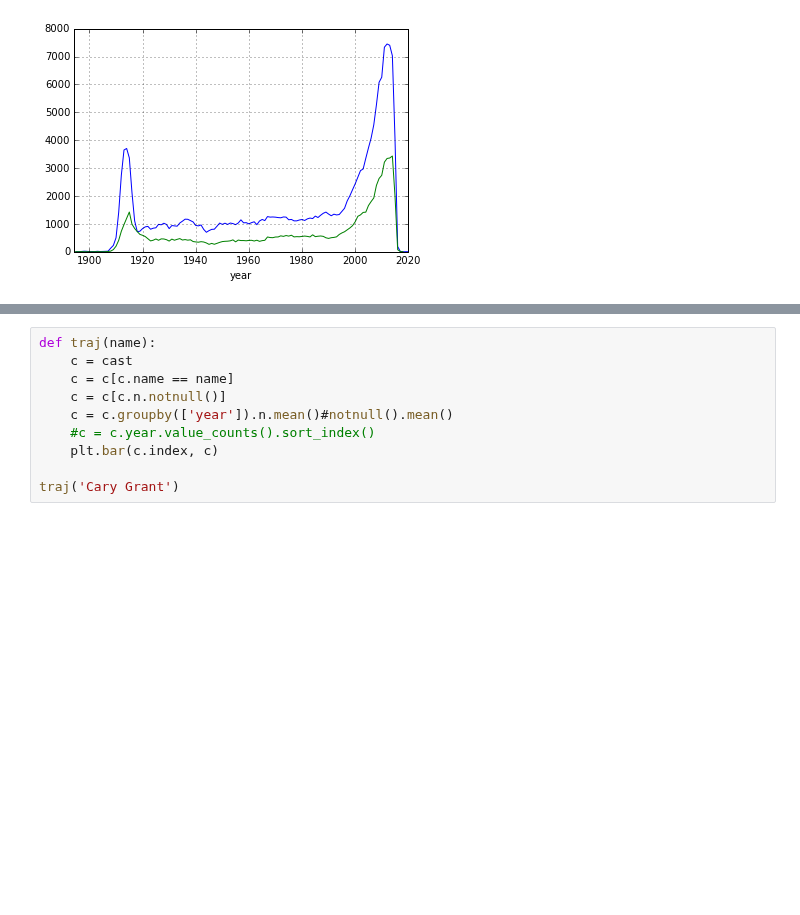
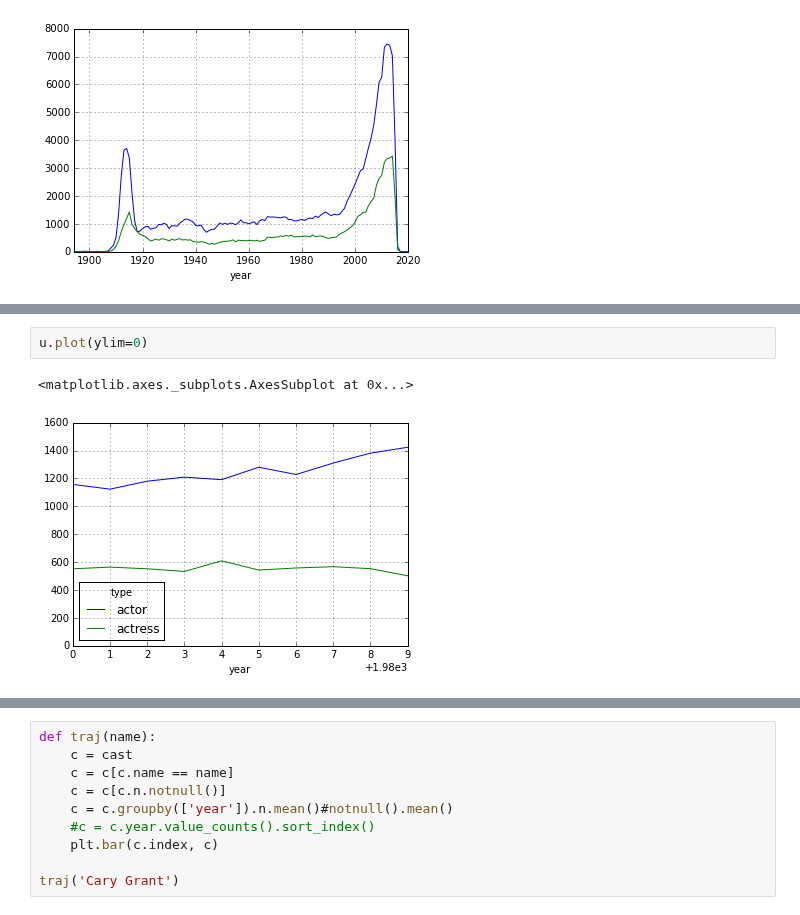
Before and after one commit to brandon-rhodes/pycon-pandas-tutorial, a Jupyter notebook: Solutions-3.ipynb, the cells around one changed output, grey strips where cells are left out. Cells and saved outputs as stored; diff of their text form; blank space fills up the shorter version.

```diff
--- a/Solutions-3.ipynb
+++ b/Solutions-3.ipynb
@@ -147,3 +231,8 @@ year  type
 1989  actor      1423
       actress     502
 dtype: int64
+# %%
+u.plot(ylim=0)
+# %% [output]
+<matplotlib.axes._subplots.AxesSubplot at 0x...>
+[figure, added]
```
Also changed, not shown: parts of 9 cells of this notebook, 3 other files.
